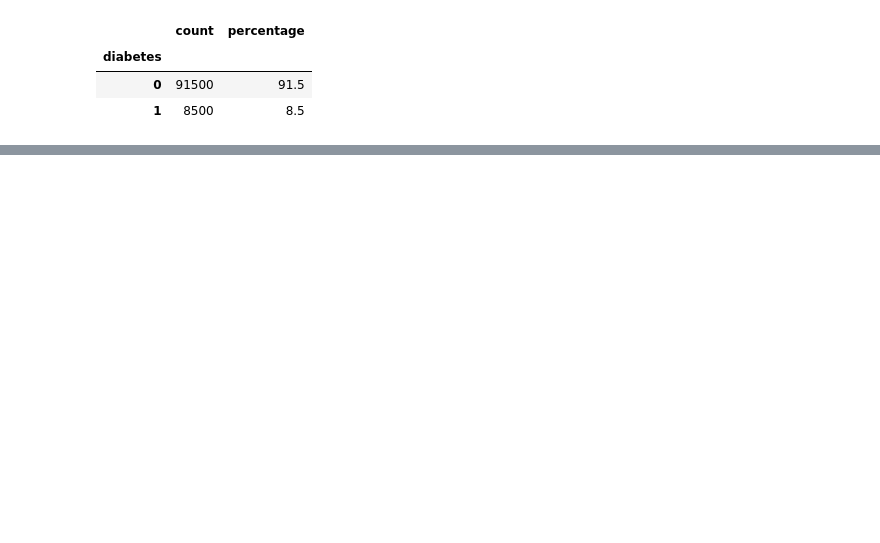
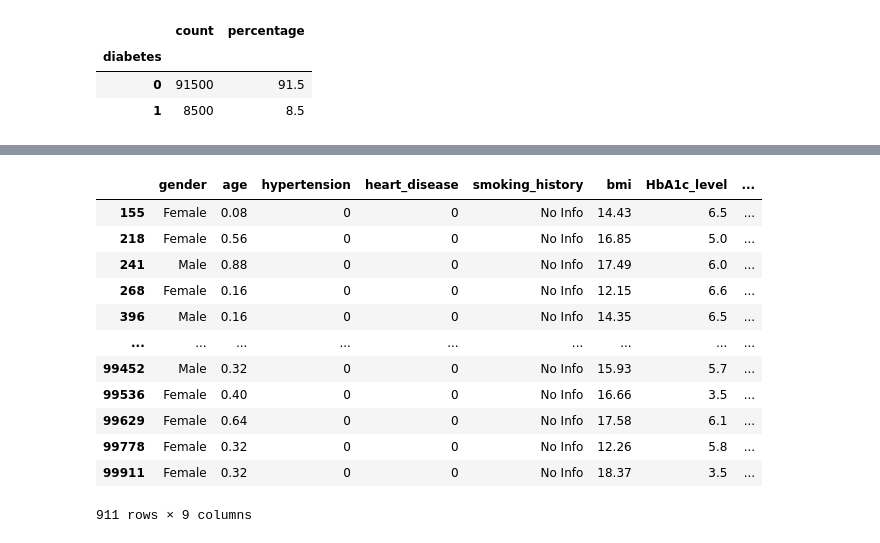
Before and after one commit to medrees-1000/Diabetes-Prediction, a Jupyter notebook: Diabete.ipynb, the cells around one changed output, grey strips where cells are left out. Cells and saved outputs as stored; diff of their text form; code cells hidden in the pictures; blank space fills up the shorter version.

Commit message:
I fixed the age issues. next we will start visualization eveything in the txt fiel for that. after visualization we will preprocess data and fix the issues .

```diff
--- a/Diabete.ipynb
+++ b/Diabete.ipynb
@@ -106,0 +127,18 @@ Correlation between diabetes and bmi : 0.21435740579951024
+# %%
+# We saw that the age had a vlue min = 0.08 which is not logical so to make sure if this data is valuable and not noise we will look into it.
+age = diabetes[diabetes['age'] < 1]
+age
+# %% [output]
+|  | gender | age | hypertension | heart_disease | smoking_history | bmi | HbA1c_level | ... |
+| 155 | Female | 0.08 | 0 | 0 | No Info | 14.43 | 6.5 | ... |
+| 218 | Female | 0.56 | 0 | 0 | No Info | 16.85 | 5.0 | ... |
+| 241 | Male | 0.88 | 0 | 0 | No Info | 17.49 | 6.0 | ... |
+| 268 | Female | 0.16 | 0 | 0 | No Info | 12.15 | 6.6 | ... |
+| 396 | Male | 0.16 | 0 | 0 | No Info | 14.35 | 6.5 | ... |
+| ... | ... | ... | ... | ... | ... | ... | ... | ... |
+| 99452 | Male | 0.32 | 0 | 0 | No Info | 15.93 | 5.7 | ... |
+| 99536 | Female | 0.40 | 0 | 0 | No Info | 16.66 | 3.5 | ... |
+| 99629 | Female | 0.64 | 0 | 0 | No Info | 17.58 | 6.1 | ... |
+| 99778 | Female | 0.32 | 0 | 0 | No Info | 12.26 | 5.8 | ... |
+| 99911 | Female | 0.32 | 0 | 0 | No Info | 18.37 | 3.5 | ... |
+911 rows × 9 columns
```
Also changed, not shown: parts of 8 cells of this notebook, 2 other files.
